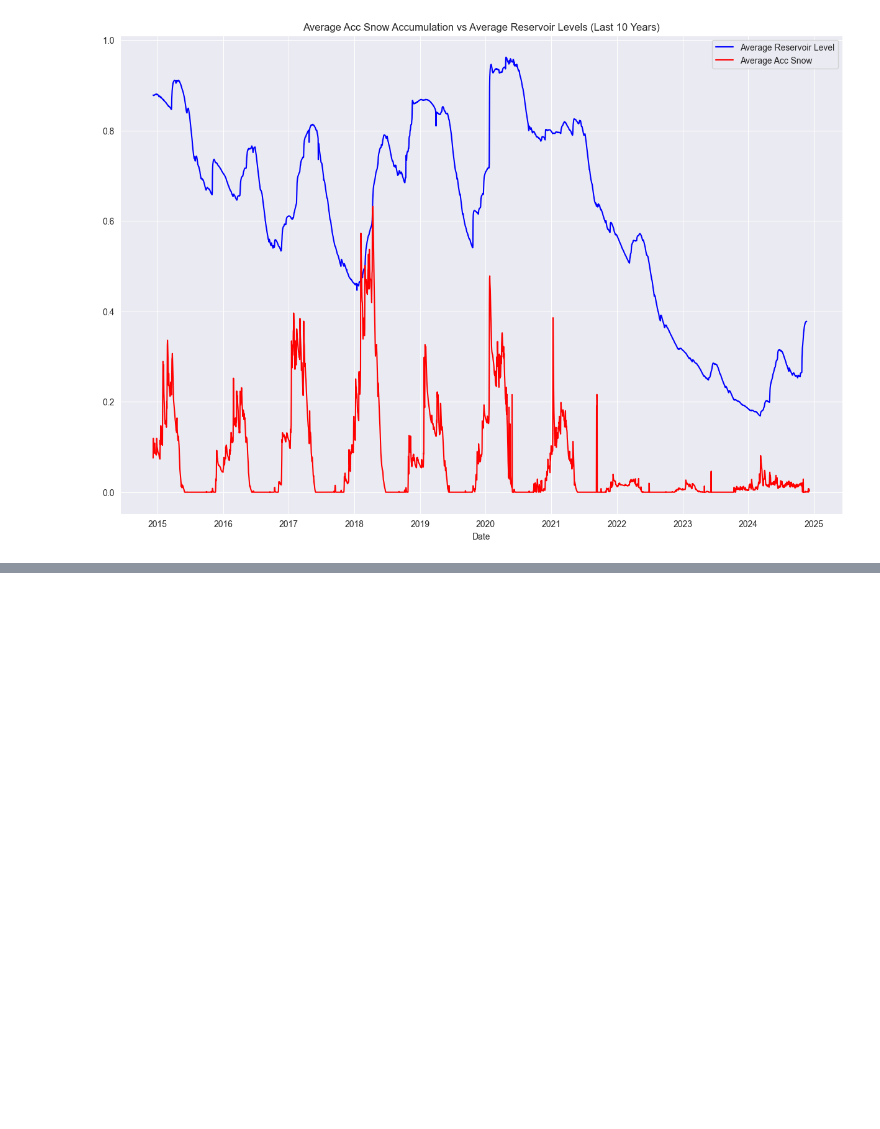
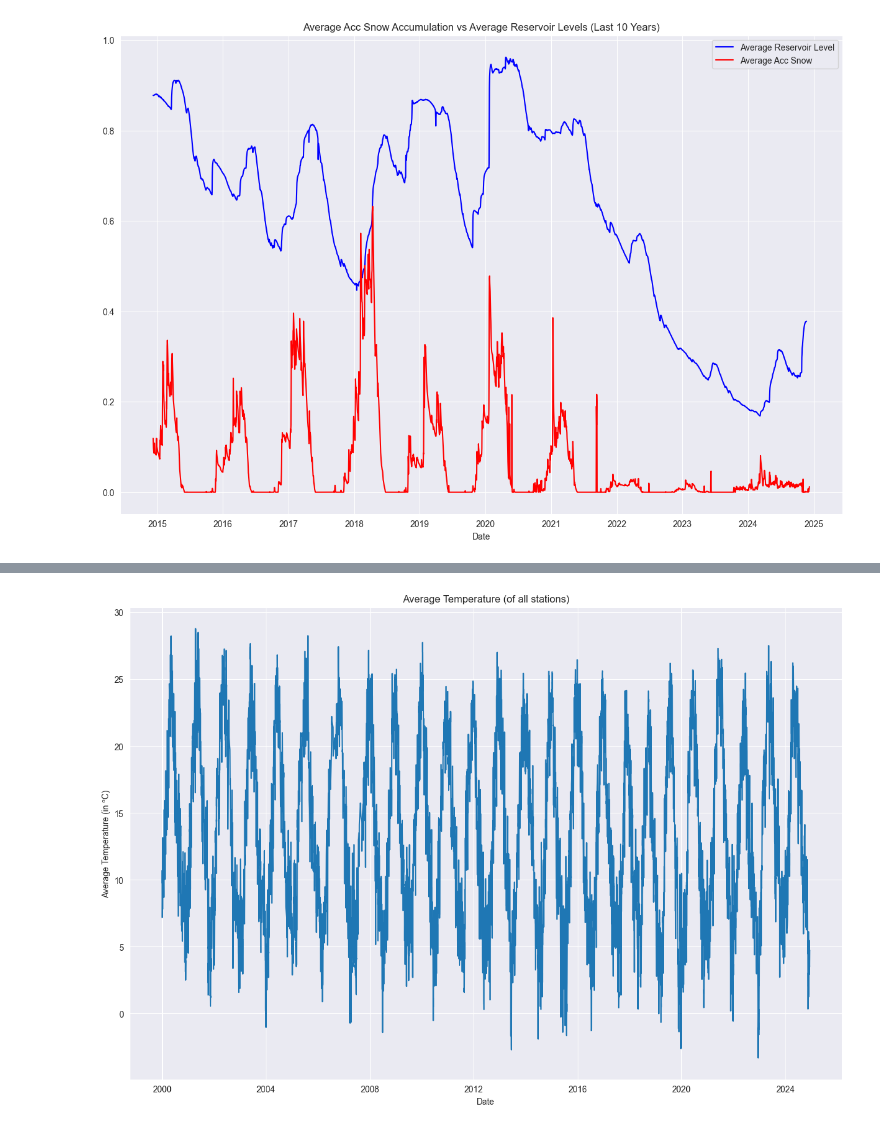
Before and after one commit to arnausanz/arnausanz.github.io, a Jupyter notebook: EDA.ipynb, the cells around one changed output, grey strips where cells are left out. Saved outputs shown, nothing was run; the diff lists cells and outputs as text; code cells hidden in the pictures; blank space fills up the shorter version.

```diff
--- a/EDA.ipynb
+++ b/EDA.ipynb
@@ -350,0 +381,15 @@ print(vars(config))
+# %%
+# Plot a line to see stationarity in snow accumulation
+df_1000_cvt = df_1000.copy()
+df_1000_cvt['data'] = pd.to_datetime(df_1000_cvt['data'])
+df_1000_cvt.set_index('data', inplace=True)
+
+plt.figure(figsize=(15, 10))
+plt.plot(df_1000_cvt.index.unique(), df_1000_cvt.groupby(df_1000_cvt.index)['valor'].mean())
+
+plt.title('Average Temperature (of all stations)')
+plt.xlabel('Date')
+plt.ylabel('Average Temperature (in ºC)')
+plt.show()
+# %% [output]
+[figure, added]
```
Also changed, not shown: parts of 13 cells of this notebook, 1 other file.
